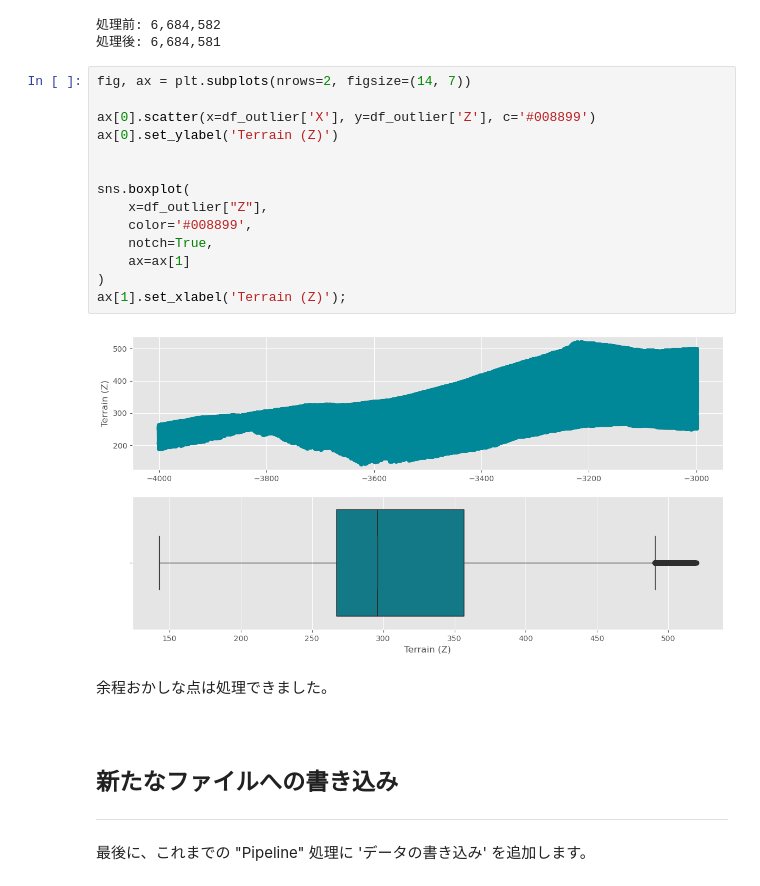
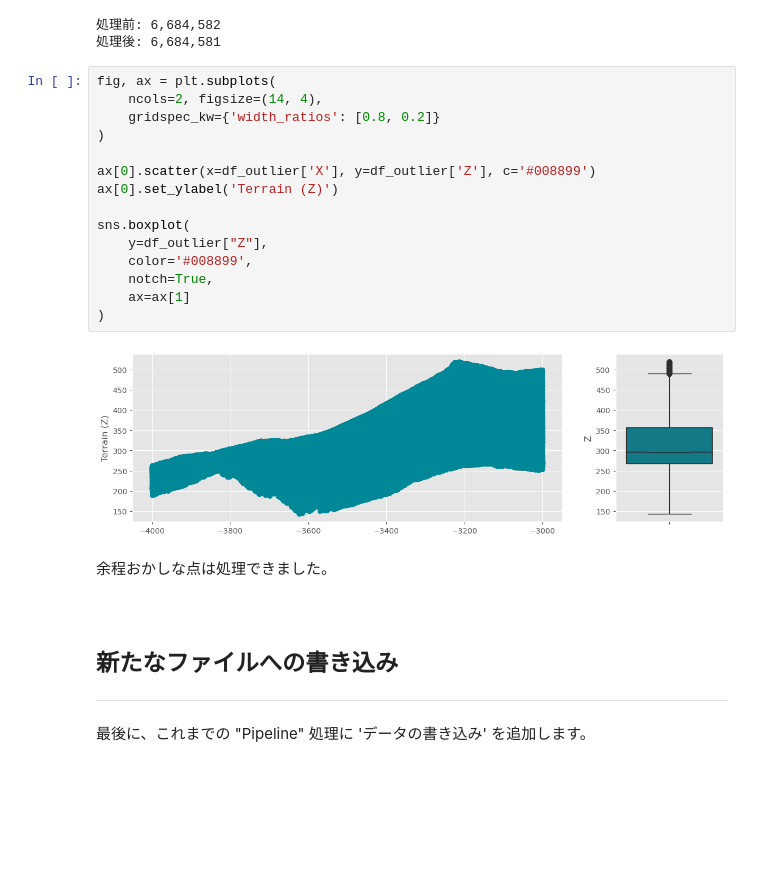
Before and after one commit to shingo405nagano/WriteZenn, a Jupyter notebook: notebooks/learn_lidar_session1_pdal.ipynb, the cells around one changed output. Cells and saved outputs as stored; diff of their text form; blank space fills up the shorter version.

```diff
--- a/notebooks/learn_lidar_session1_pdal.ipynb
+++ b/notebooks/learn_lidar_session1_pdal.ipynb
@@ -494,21 +500,22 @@ f"""
 処理前: 6,684,582
 処理後: 6,684,581
 # %%
-fig, ax = plt.subplots(nrows=2, figsize=(14, 7))
+fig, ax = plt.subplots(
+    ncols=2, figsize=(14, 4),
+    gridspec_kw={'width_ratios': [0.8, 0.2]}
+)
 
 ax[0].scatter(x=df_outlier['X'], y=df_outlier['Z'], c='#008899')
 ax[0].set_ylabel('Terrain (Z)')
 
-
 sns.boxplot(
-    x=df_outlier["Z"],
+    y=df_outlier["Z"],
     color='#008899',
     notch=True,
     ax=ax[1]
 )
-ax[1].set_xlabel('Terrain (Z)');
 # %% [output]
-[figure, old version]
+[figure, new version]
 # %% [markdown]
 余程おかしな点は処理できました。
 <br><br><br>
```
Also changed, not shown: parts of 2 cells of this notebook.
